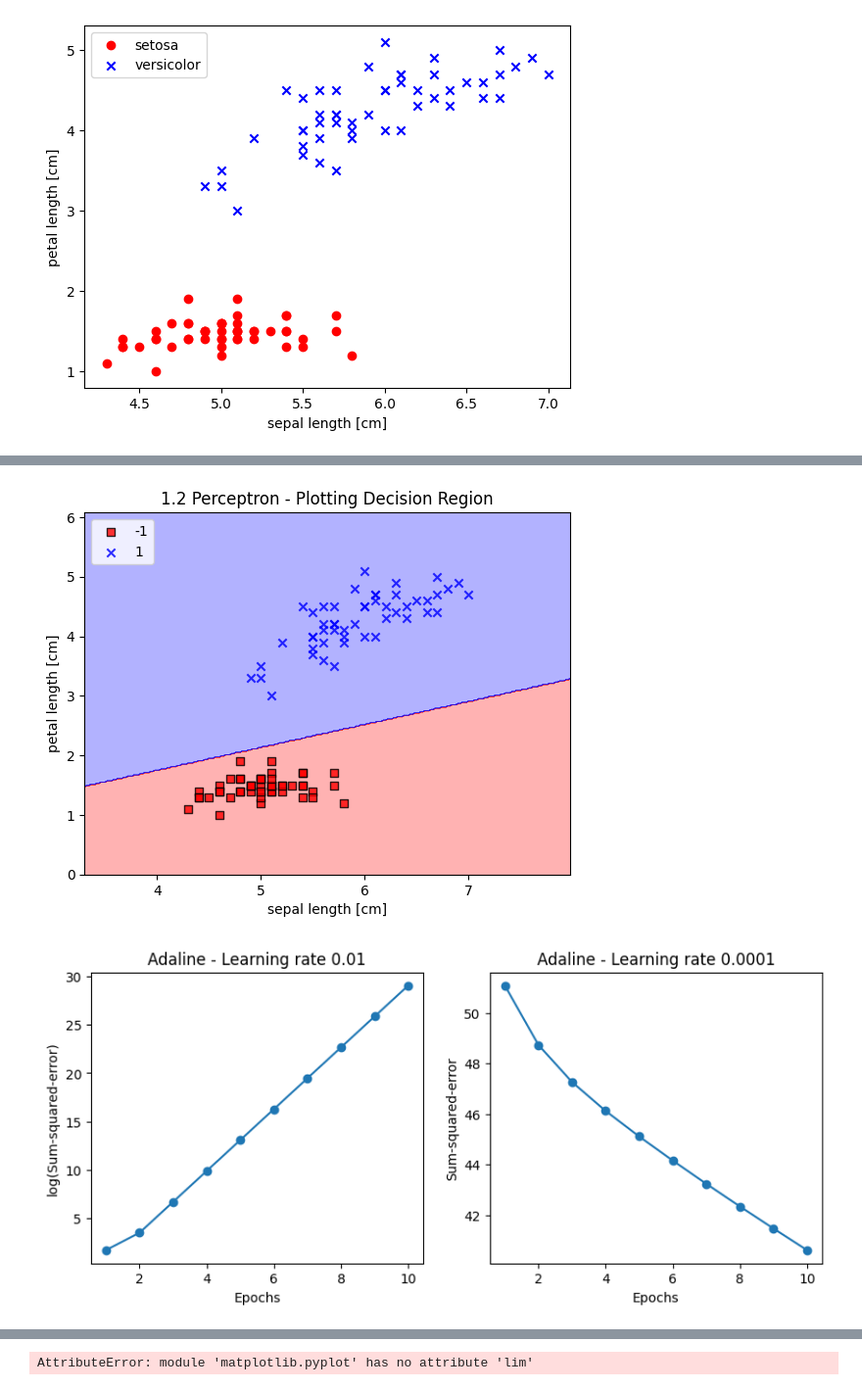
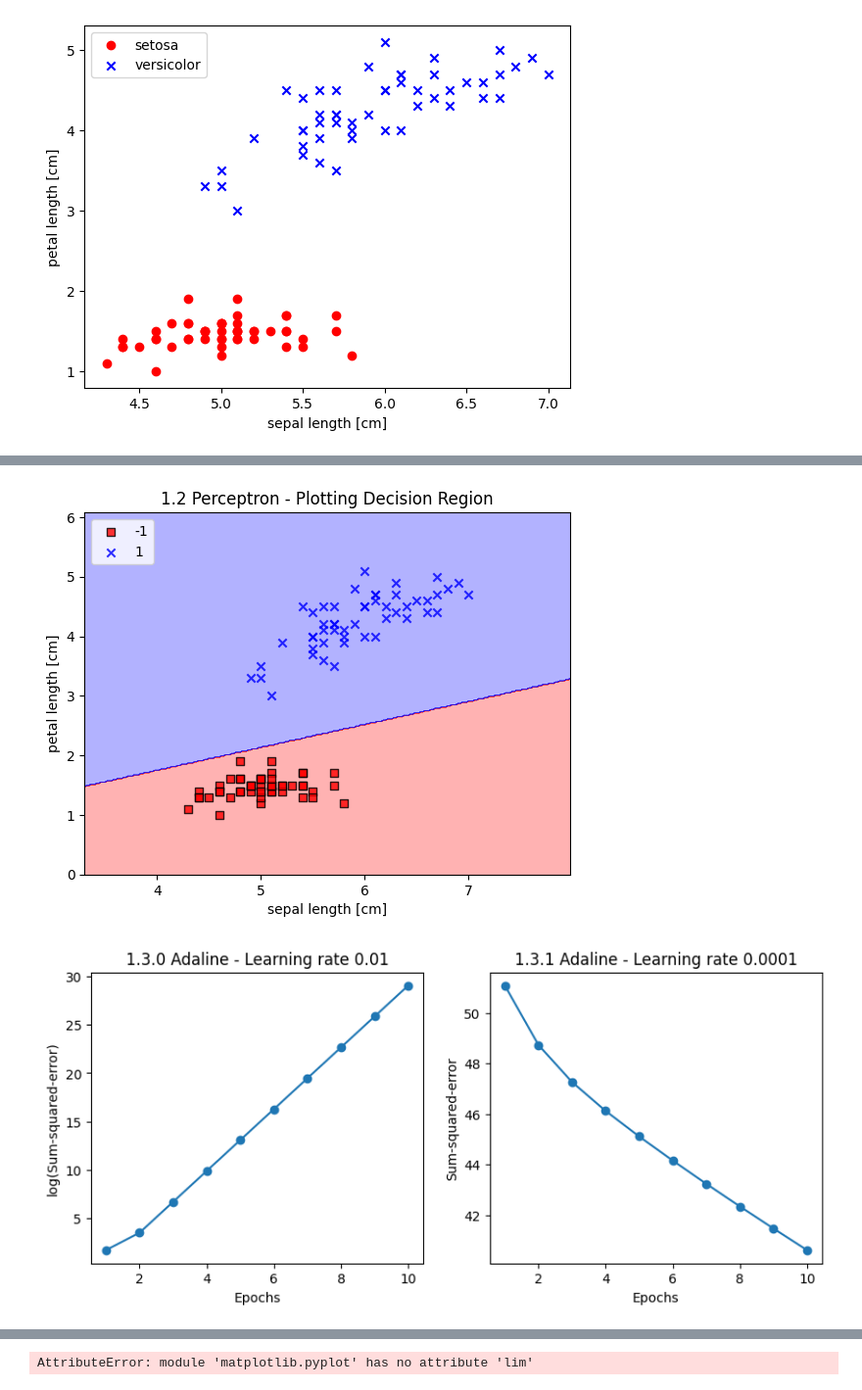
Before and after one commit to dae9999nam/COMP3314, a Jupyter notebook: COMP3314_Machine_Learning.ipynb, the cells around one changed output, grey strips where cells are left out. Shown at 98% size. Saved outputs shown, nothing was run; the diff lists cells and outputs as text; code cells hidden in the pictures.

Commit message:
Scikit_Learn Library Tutorial has been updated

```diff
--- a/COMP3314_Machine_Learning.ipynb
+++ b/COMP3314_Machine_Learning.ipynb
@@ -125,36 +125,36 @@ class AdalineGD(object):
       output = self.activation(net_input)
       errors = (y - output)
       self.w_[1:] += self.eta * X.T.dot(errors)
       self.w_[0] += self.eta * errors.sum()
       cost = (errors**2).sum() / 2.0
       self.cost_.append(cost)
     return self
 
   def net_input(self, X):
     return np.dot(X, self.w_[1:]) + self.w_[0]
 
   def activation(self, X):
     return X
 
   def predict(self, X):
     return np.where(self.activation(self.net_input(X)) >= 0.0, 1, -1)
 
 fig, ax = plt.subplots(nrows=1, ncols=2, figsize = (10,4))
 ada1 = AdalineGD(n_iter = 10, eta = 0.01).fit(X, y)
 ax[0].plot(range(1,len(ada1.cost_) + 1), np.log10(ada1.cost_), marker = 'o')
 ax[0].set_xlabel('Epochs')
 ax[0].set_ylabel('log(Sum-squared-error)')
-ax[0].set_title('Adaline - Learning rate 0.01')
+ax[0].set_title('1.3.0 Adaline - Learning rate 0.01')
 ada2 = AdalineGD(n_iter = 10, eta = 0.0001).fit(X,y)
 ax[1].plot(range(1,len(ada2.cost_) + 1), ada2.cost_, marker='o')
 ax[1].set_xlabel('Epochs')
 ax[1].set_ylabel('Sum-squared-error')
-ax[1].set_title('Adaline - Learning rate 0.0001')
+ax[1].set_title('1.3.1 Adaline - Learning rate 0.0001')
 plt.show()
 # %% [output]
 [figure]
 [figure]
-[figure, old version]
+[figure, new version]
 # %%
 # Perceptron - Training
 
```
Also changed, not shown: parts of 8 cells of this notebook.
